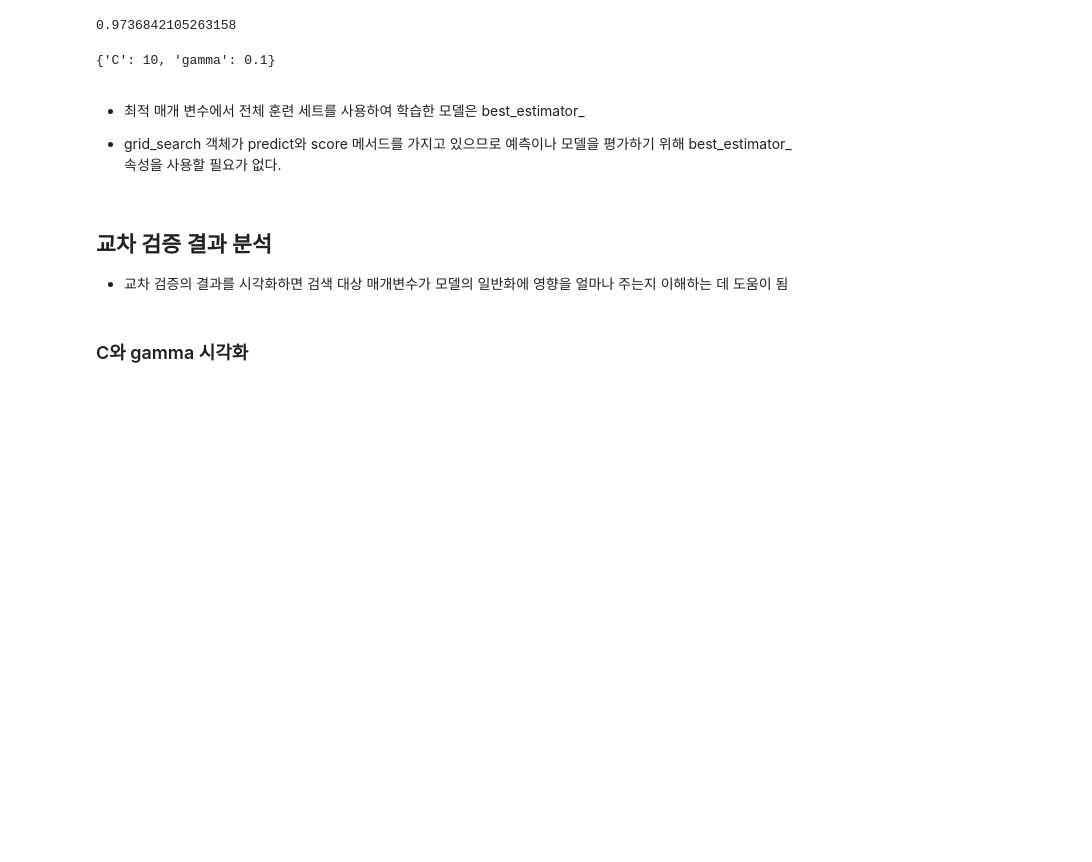
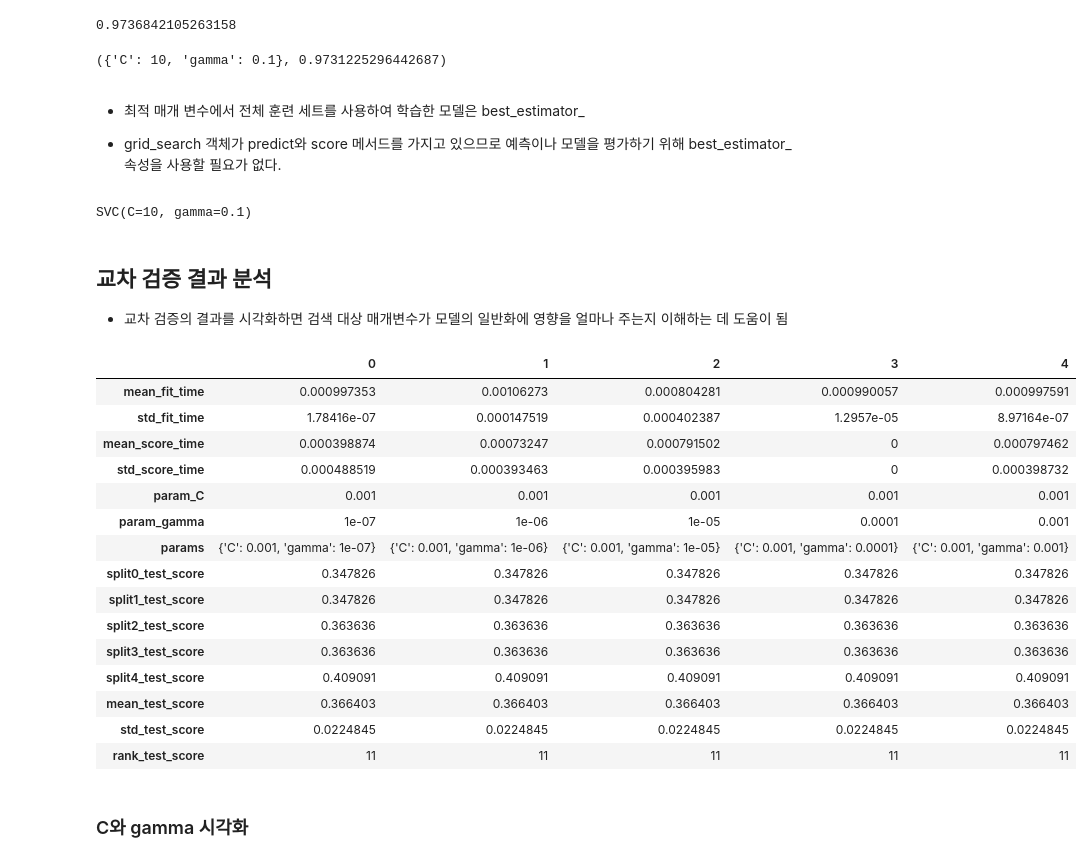
Before and after one commit to Lagom92/study-in-school, a Jupyter notebook: ML/0818_지도학습_모델평가_성능향상_노트1.ipynb, the cells around one changed output. Drawn from its saved outputs; the diff is of its cells as text; code cells hidden in the pictures; blank space fills up the shorter version.

```diff
--- a/ML/0818_지도학습_모델평가_성능향상_노트1.ipynb
+++ b/ML/0818_지도학습_모델평가_성능향상_노트1.ipynb
@@ -497,15 +495,18 @@ grid_search.score(X_test, y_test)
 # %%
 # 최적 매개변수
 # 최고 교차 검증 점수
-grid_search.best_params_
+grid_search.best_params_, grid_search.best_score_
 # %% [output]
-{'C': 10, 'gamma': 0.1}
+({'C': 10, 'gamma': 0.1}, 0.9731225296442687)
 # %% [markdown]
 - 최적 매개 변수에서 전체 훈련 세트를 사용하여 학습한 모델은 best_estimator_
 
 - grid_search 객체가 predict와 score 메서드를 가지고 있으므로 예측이나 모델을 평가하기 위해 best_estimator_ 속성을 사용할 필요가 없다.
 # %%
 # 최고 성능 모델
+grid_search.best_estimator_
+# %% [output]
+SVC(C=10, gamma=0.1)
 # %% [markdown]
 ## 교차 검증 결과 분석
 
@@ -513,11 +514,31 @@ grid_search.best_params_
 # %%
 import pandas as pd
 import numpy as np
 
 # Pandas에서 보는 옵션 설정
+pd.set_option('display.max_columns', None)
 
 # DataFrame으로 변환
+results = pd.DataFrame(grid_search.cv_results_)
 
 # 처음 다섯 개 행을 출력
+results.head().T
+# %% [output]
+|  | 0 | 1 | 2 | 3 | 4 |
+| mean_fit_time | 0.000997353 | 0.00106273 | 0.000804281 | 0.000990057 | 0.000997591 |
+| std_fit_time | 1.78416e-07 | 0.000147519 | 0.000402387 | 1.2957e-05 | 8.97164e-07 |
+| mean_score_time | 0.000398874 | 0.00073247 | 0.000791502 | 0 | 0.000797462 |
+| std_score_time | 0.000488519 | 0.000393463 | 0.000395983 | 0 | 0.000398732 |
+| param_C | 0.001 | 0.001 | 0.001 | 0.001 | 0.001 |
+| param_gamma | 1e-07 | 1e-06 | 1e-05 | 0.0001 | 0.001 |
+| params | {'C': 0.001, 'gamma': 1e-07} | {'C': 0.001, 'gamma': 1e-06} | {'C': 0.001, 'gamma': 1e-05} | {'C': 0.001, 'gamma': 0.0001} | {'C': 0.001, 'gamma': 0.001} |
+| split0_test_score | 0.347826 | 0.347826 | 0.347826 | 0.347826 | 0.347826 |
+| split1_test_score | 0.347826 | 0.347826 | 0.347826 | 0.347826 | 0.347826 |
+| split2_test_score | 0.363636 | 0.363636 | 0.363636 | 0.363636 | 0.363636 |
+| split3_test_score | 0.363636 | 0.363636 | 0.363636 | 0.363636 | 0.363636 |
+| split4_test_score | 0.409091 | 0.409091 | 0.409091 | 0.409091 | 0.409091 |
+| mean_test_score | 0.366403 | 0.366403 | 0.366403 | 0.366403 | 0.366403 |
+| std_test_score | 0.0224845 | 0.0224845 | 0.0224845 | 0.0224845 | 0.0224845 |
+| rank_test_score | 11 | 11 | 11 | 11 | 11 |
 # %% [markdown]
 ### C와 gamma 시각화
```
Also changed, not shown: parts of 7 cells of this notebook.
